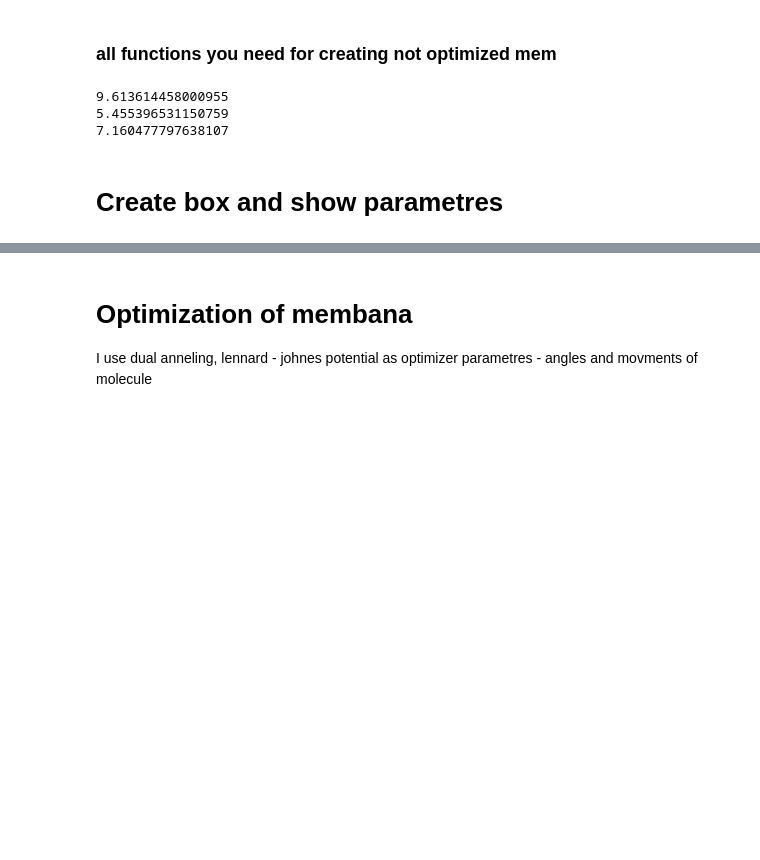
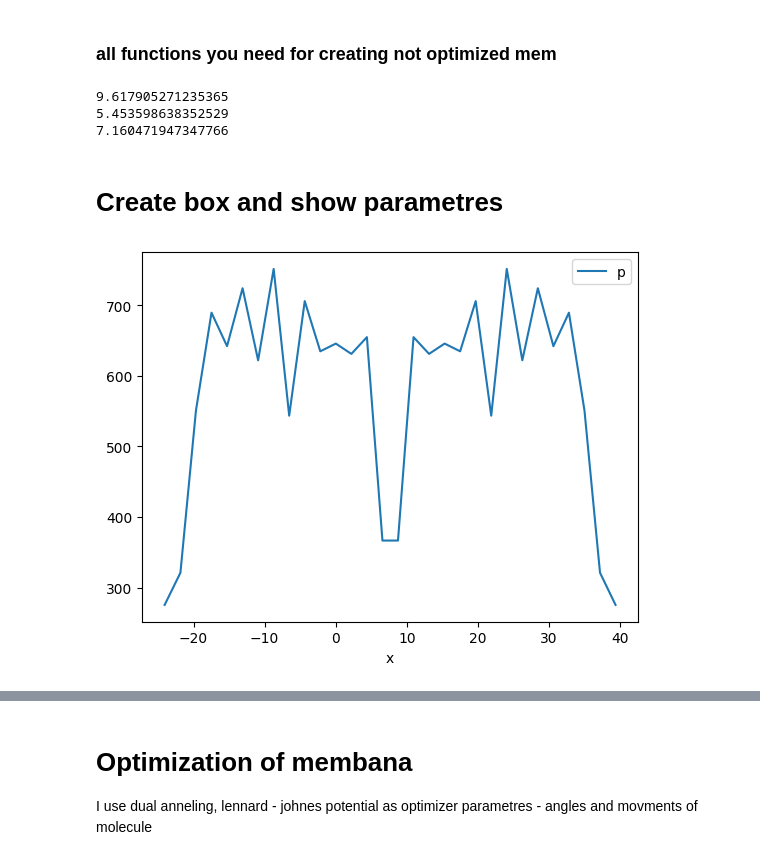
Before and after one commit to hydrazine114/membrana, a Jupyter notebook: make_mems.ipynb, the cells around one changed output, grey strips where cells are left out. Saved outputs shown, nothing was run; the diff lists cells and outputs as text; code cells hidden in the pictures; blank space fills up the shorter version.

```diff
--- a/make_mems.ipynb
+++ b/make_mems.ipynb
@@ -141,10 +170,14 @@ df2[['x', 'y', 'z']] -= df2[['x', 'y', 'z']].mean()
 df = rotate_system_opt(df)
 df1 = rotate_system_opt(df1)
 df2 = rotate_system_opt(df2)
+
+# move kma and mma a little bit
+df['x'] -= 7
+df2['x'] -= 7
 # %% [output]
-9.613614458000955
-5.455396531150759
-7.160477797638107
+9.617905271235365
+5.453598638352529
+7.160471947347766
 # %%
 # In some membranes, we cannot place
 # some molecules on top of others.
@@ -168,27 +201,29 @@ for arr in pattern_layer0, pattern_layer1:
 # %% [markdown]
 # Create box and show parametres
 # %%
-layer0 = make_layer(pattern_layer0, pattern_layer0[0][0], 14, mem_size, mem_size)
-layer1 = make_layer(pattern_layer1, pattern_layer1[0][0], 14, mem_size, mem_size)
+layer0 = make_layer(pattern_layer0, pattern_layer0[0][0], 15.5, mem_size, mem_size)
+layer1 = make_layer(pattern_layer1, pattern_layer1[0][0], 15.5, mem_size, mem_size)
 
 r = R.from_euler('y', 180, degrees=True)
 mean = layer1[['x', 'y', 'z']].mean()
 layer1.loc[:, ['x', 'y', 'z']] -= mean
 layer1.loc[:, ['x', 'y', 'z']] = r.apply(layer1[['x', 'y', 'z']])
 layer1.loc[:, ['x', 'y', 'z']] += mean
 layer1['x'] += layer0.x.max() - layer1.x.min()
+layer1['resnum'] += layer0.resnum.max()
 
 
-layer1['resnum'] += layer0.resnum.max()
+
+penetration_rate = 55
+layer1['x'] -= penetration_rate
 system = pd.concat([layer0, layer1])
 
-# desc = system.loc[:, ['x', 'y', 'z']].describe()
-# a = desc.loc['max'] - desc.loc['min']
-# v = a['x'] * a['y'] * a['z']
-# masses = {'H': 1, 'C': 12, 'N': 14, 'O': 16}
-# system['m'] = system.atType.apply(lambda x: masses[x])
-# print('p =', system.m.sum()/v * 1660)
-# d = system[['x', 'y', 'z']].describe()
-# print('box size is\n', d.loc['max'] - d.loc['min'], sep='')
-# mass = []
-# system.to_csv('not_opt.csv', index=False)
+masses = {'H': 1, 'C': 12, 'N': 14, 'O': 16}
+system['m'] = system.atType.apply(lambda x: masses[x])
+p = calc_p_fromgro(system, 30, 'x')
+p.plot(x='x', y='p')
+
+
+system.to_csv('not_opt.csv', index=False)
+# %% [output]
+[figure, added]
```
Also changed, not shown: parts of 6 cells of this notebook, 11 other files.
